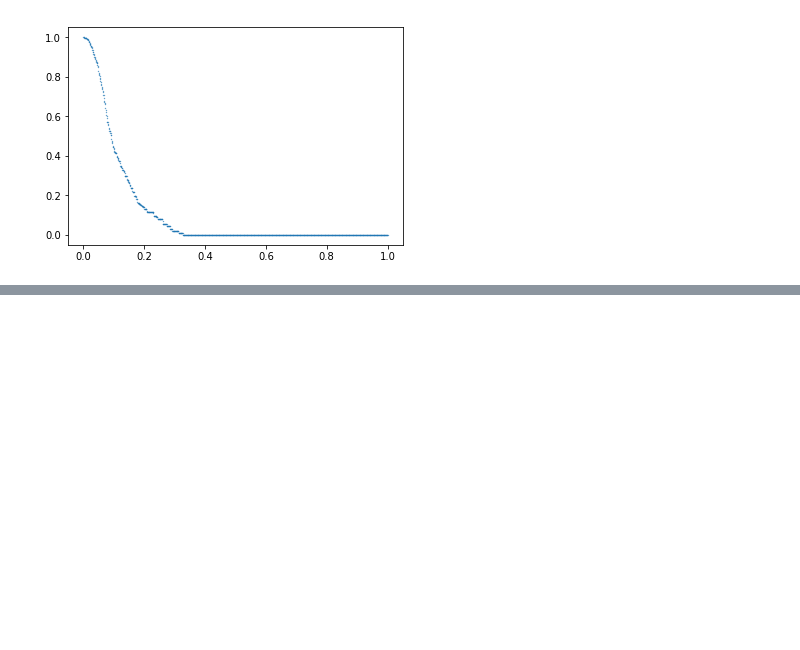
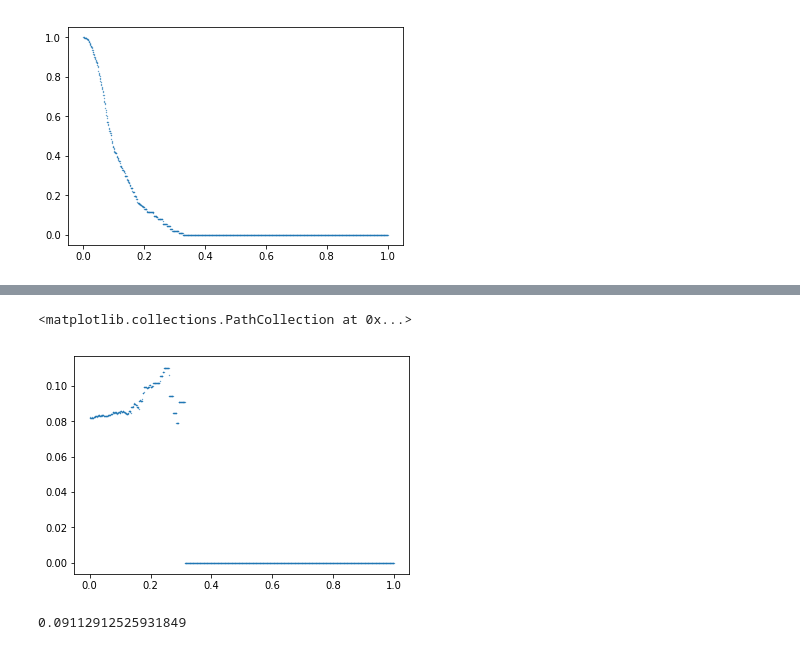
Before and after one commit to pysal/segregation, a Jupyter notebook: notebooks/Concentration_Profile_Function.ipynb, the cells around one changed output, grey strips where cells are left out. Saved outputs shown, nothing was run; the diff lists cells and outputs as text; code cells hidden in the pictures; blank space fills up the shorter version.

```diff
--- a/notebooks/Concentration_Profile_Function.ipynb
+++ b/notebooks/Concentration_Profile_Function.ipynb
@@ -102,0 +130,3 @@ matplotlib.pyplot.scatter(cp_index[1],
+# %%
+wij = Queen.from_dataframe(df_mp).full()[0]
+wij
@@ -102,0 +164,3 @@ matplotlib.pyplot.scatter(cp_index[1],
+# %%
+delta = manhattan_distances(wij)
+delta
@@ -102,0 +175,9 @@ matplotlib.pyplot.scatter(cp_index[1],
+# %%
+# Example
+t = 0.28
+g_t_i = np.where(df_mp.nhblk10 / df_mp.pop10 >= t, True, False)
+k = g_t_i.sum()
+sub_delta_ij = delta[g_t_i,:][:,g_t_i]
+den = sub_delta_ij.sum()
+eta_t = (k**2 - k) / den
+eta_t
@@ -102,0 +186,15 @@ matplotlib.pyplot.scatter(cp_index[1],
+# %%
+m = 1000
+def calculate_etat(t):
+    g_t_i = np.where(df_mp.nhblk10 / df_mp.pop10 >= t, True, False)
+    k = g_t_i.sum()
+    sub_delta_ij = delta[g_t_i,:][:,g_t_i]
+    den = sub_delta_ij.sum()
+    eta_t = (k**2 - k) / den
+    return eta_t
+
+grid = np.linspace(0, 1, m)
+aux = np.array(list(map(calculate_etat, grid)))
+aux[aux == inf] = 0
+aux[aux == -inf] = 0
+curve = np.nan_to_num(aux, 0)
@@ -102,0 +221,12 @@ matplotlib.pyplot.scatter(cp_index[1],
+# %%
+matplotlib.pyplot.scatter(grid,
+                          curve, s = 0.1)
+# %% [output]
+<matplotlib.collections.PathCollection at 0x...>
+[figure, added]
+# %%
+threshold = df_mp.nhblk10.sum() / df_mp.pop10.sum()
+SPP = ((threshold - ((curve[grid < threshold]).sum() / m - (curve[grid >= threshold]).sum()/ m)) / (1 - threshold))
+SPP
+# %% [output]
+0.09112912525931849
```
Also changed, not shown: parts of 10 cells of this notebook.
